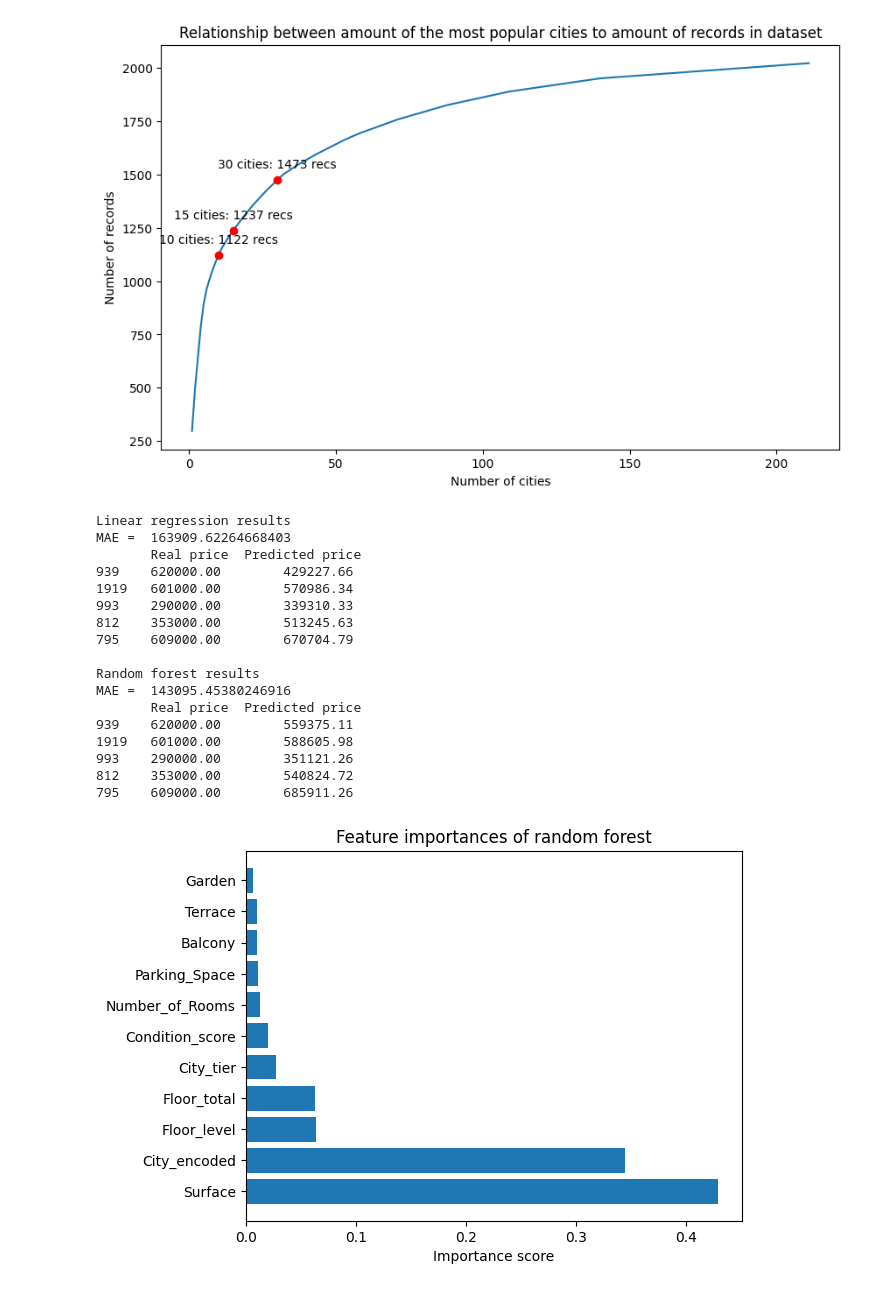
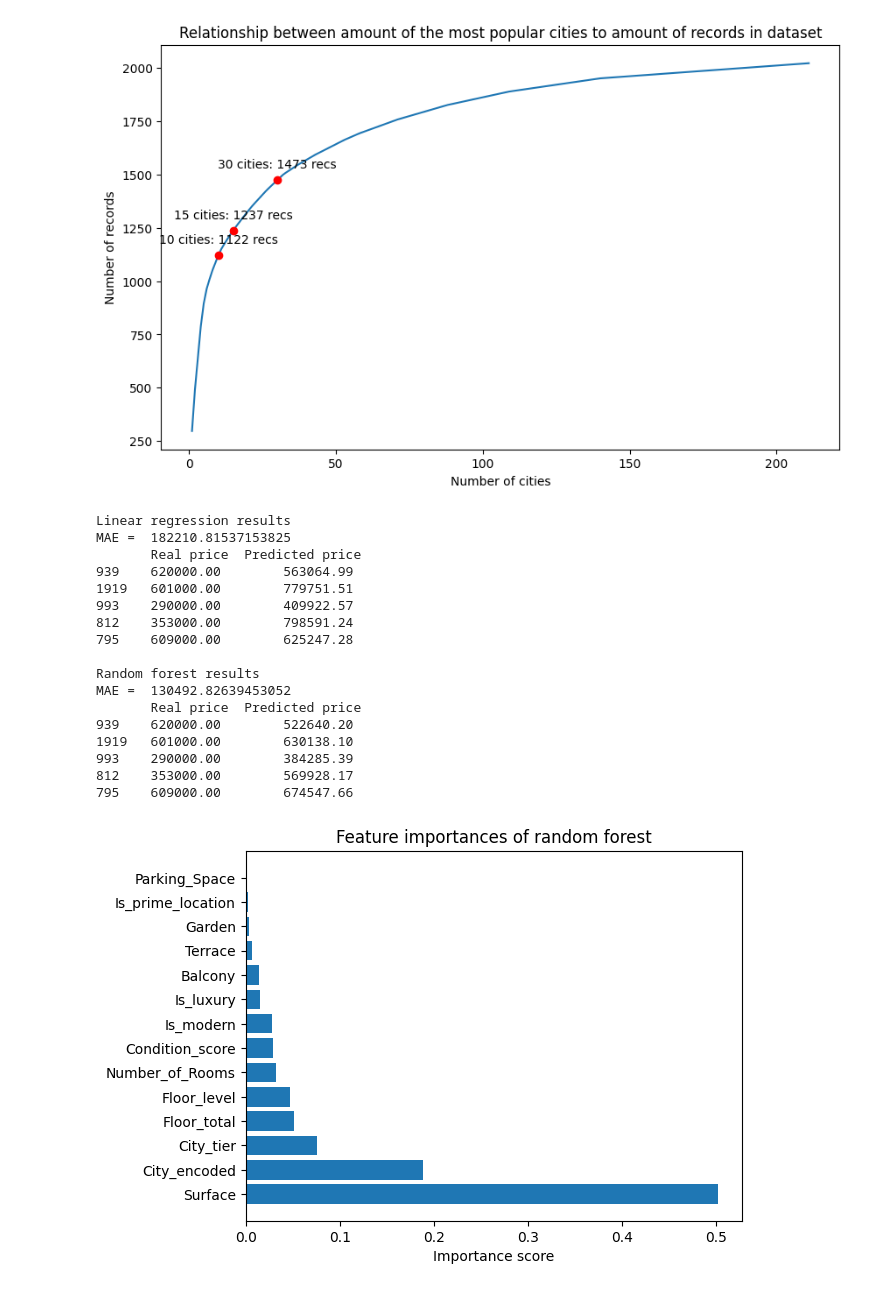
Before and after one commit to MatAbra06/otodom-analysis, a Jupyter notebook: main.ipynb, the cells around one changed output. Cells and saved outputs as stored; diff of their text form; code cells hidden in the pictures.

Commit message:
added new variables to model, lowered the mae

```diff
--- a/main.ipynb
+++ b/main.ipynb
@@ -60,7 +60,19 @@ df = df.dropna(subset=["Location"])
 
 df = df[(df["Price"] > 10000) & (df["Price"] < 5000000)]
 
-df["District"] = df["Location"].apply(lambda x: x.split(","))
+df["Price_per_meter"] = df["Price"] / df["Surface"]
+
+keywords = (df["Title"].str.lower().str.replace(r'[^\w\s]', '', regex=True, flags=2).str.split(" ").explode().unique())
+with open("keywords_list.txt", "w", encoding="utf-8") as f:
+    for word in keywords:
+        f.write(f"{word} ")
+luxury_words = ["apartament", "penthouse", "exclusive", "prestiżowa", "prestiżowe", "premium", "luksusowy", "widok", "antresolą", "tarasy"]
+modern_words = ["nowe", "deweloperski", "nowoczesne", "smarthome", "fotowoltaika", "2024", "2023", "rynek pierwotny"]
+location_grade_words = ["śródmieście", "centrum", "starówka", "metro", "blisko metra", "bulwary", "widok na zieleń"]
+condition_words = ["wykończone", "po remoncie", "gotowe, do zamieszkania", "standard podwyższony"]
+df["Is_luxury"] = df["Title"].str.lower().apply(lambda x: 1 if any(w in x for w in luxury_words) else 0)
+df["Is_modern"] = df["Title"].str.lower().apply(lambda x: 1 if any(w in x for w in modern_words) else 0)
+df["Is_prime_location"] = df["Title"].str.lower().apply(lambda x: 1 if any(w in x for w in location_grade_words) else 0)
 
 df["Number_of_Rooms"] = df["Number_of_Rooms"].astype(str).str.strip()
 df["Number_of_Rooms"] = df["Number_of_Rooms"].str.replace("więcej niż 10", "11")
@@ -151,28 +163,30 @@ test_df = test_df.drop("City", axis=1)
 from sklearn.linear_model import LinearRegression
 from sklearn.metrics import mean_absolute_error
 
-y_train = train_df["Price"]
-y_test = test_df["Price"]
-X_train = train_df.select_dtypes(include=['number']).drop("Price", axis=1)
-X_test = test_df.select_dtypes(include=['number']).drop("Price", axis=1)
+y_train = train_df["Price_per_meter"]
+y_test = test_df["Price_per_meter"]
+X_train = train_df.select_dtypes(include=['number']).drop("Price", axis=1).drop("Price_per_meter", axis=1)
+X_test = test_df.select_dtypes(include=['number']).drop("Price", axis=1).drop("Price_per_meter", axis=1)
 
 model = LinearRegression()
 model.fit(X_train, y_train)
-predictions = model.predict(X_test)
-mae = mean_absolute_error(y_test, predictions)
+preds_per_meter = model.predict(X_test)
+preds_total_price = preds_per_meter * X_test['Surface']
+mae = mean_absolute_error(test_df["Price"], preds_total_price)
 
-results = pd.DataFrame({'Real price': y_test, 'Predicted price': predictions})
+results = pd.DataFrame({'Real price': test_df["Price"], 'Predicted price': preds_total_price})
 print("Linear regression results\nMAE = ", mae, "\n", results.head(), "\n")
 
 ## Random forest
 from sklearn.ensemble import RandomForestRegressor
 
-forest_model = RandomForestRegressor(n_estimators=100, random_state=42)
+forest_model = RandomForestRegressor(n_estimators=300, max_features='sqrt', min_samples_leaf=2, random_state=42)
 forest_model.fit(X_train, y_train)
-forest_preds = forest_model.predict(X_test)
-forest_mae = mean_absolute_error(y_test, forest_preds)
+forest_preds_per_meter = forest_model.predict(X_test)
+forest_preds_total_price = forest_preds_per_meter * X_test['Surface']
+forest_mae = mean_absolute_error(test_df["Price"], forest_preds_total_price)
 
-forest_results = pd.DataFrame({'Real price': y_test, 'Predicted price': forest_preds})
+forest_results = pd.DataFrame({'Real price': test_df["Price"], 'Predicted price': forest_preds_total_price})
 print("Random forest results\nMAE = ", forest_mae, "\n", forest_results.head(), "\n")
 
 ## Feature importances of random forest
@@ -183,46 +197,46 @@ feature_rank = feature_rank.sort_values(by="Importance", ascending=False)
 
 plt.barh(feature_rank["Feature"], feature_rank["Importance"])
 plt.title("Feature importances of random forest")
 plt.xlabel("Importance score")
 plt.show()
 
 ## Figuring out high mae
-test_df["Error"] = abs(y_test - forest_preds)
+test_df["Error"] = abs(test_df["Price"] - forest_preds_total_price)
 biggest_fails = test_df.sort_values(by="Error", ascending=False).head(5)
 report = biggest_fails[["Price", "Surface", "Error"]].copy()
 report["City_name"] = df.loc[biggest_fails.index, "City"]
 report = report[["City_name", "Price", "Surface", "Error"]]
 pd.options.display.float_format = '{:.2f}'.format
 report
 
-plt.scatter(y_test, forest_preds)
+plt.scatter(test_df["Price"], forest_preds_total_price)
 plt.xlabel("Real price")
 plt.ylabel("Predicted price")
 plt.title("Reality vs model guesses")
-max_val = max(max(y_test), max(forest_preds))
+max_val = max(max(test_df["Price"]), max(forest_preds_total_price))
 plt.plot([0, max_val], [0, max_val], linestyle="--", color="red")
 plt.xticks(rotation=45)
 ax = plt.gca()
 formatter = ticker.FuncFormatter(lambda x, p: f"{int(x):,}")
 ax.xaxis.set_major_formatter(formatter)
 ax.yaxis.set_major_formatter(formatter)
 plt.show()
 # %% [output]
 Linear regression results
-MAE =  163909.62264668403
+MAE =  182210.81537153825
        Real price  Predicted price
-939    620000.00        429227.66
-1919   601000.00        570986.34
-993    290000.00        339310.33
-812    353000.00        513245.63
-795    609000.00        670704.79
+939    620000.00        563064.99
+1919   601000.00        779751.51
+993    290000.00        409922.57
+812    353000.00        798591.24
+795    609000.00        625247.28
 
 Random forest results
-MAE =  143095.45380246916
+MAE =  130492.82639453052
        Real price  Predicted price
-939    620000.00        559375.11
-1919   601000.00        588605.98
-993    290000.00        351121.26
-812    353000.00        540824.72
-795    609000.00        685911.26
+939    620000.00        522640.20
+1919   601000.00        630138.10
+993    290000.00        384285.39
+812    353000.00        569928.17
+795    609000.00        674547.66
-[figure, old version]
+[figure, new version]
```
Also changed, not shown: parts of 1 cell of this notebook, 1 other file.
